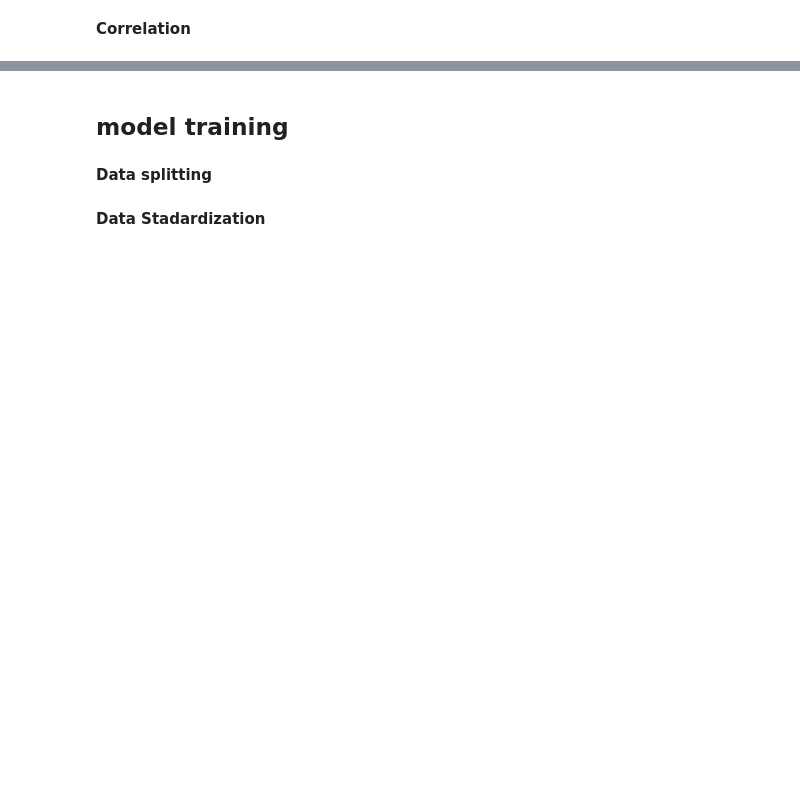
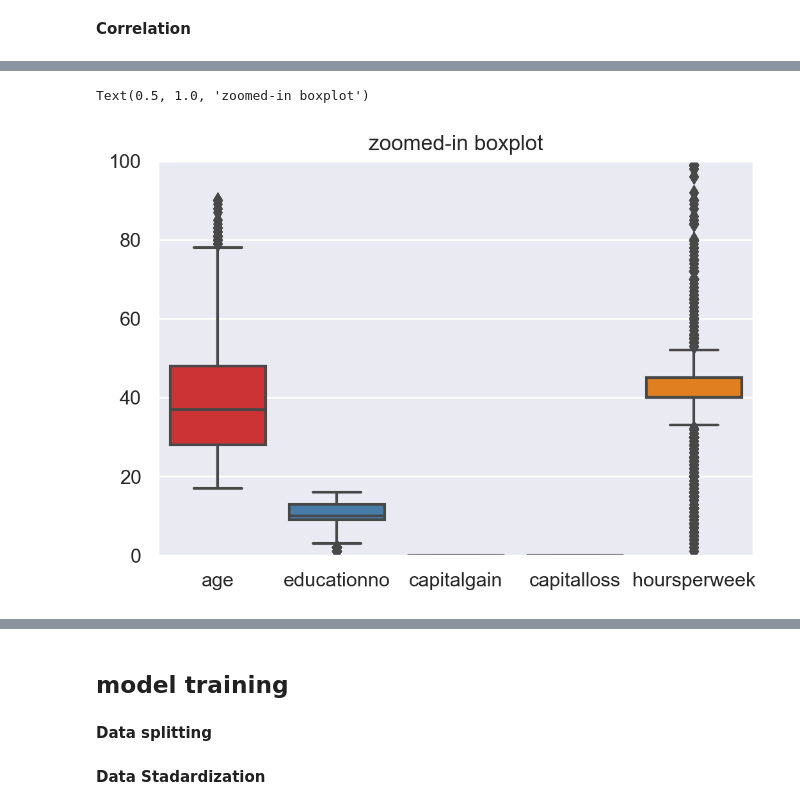
Before and after one commit to PariketPasari/DS_ASSIGNMENT, a Jupyter notebook: svm_salary.ipynb, the cells around one changed output, grey strips where cells are left out. Drawn from its saved outputs; the diff is of its cells as text; code cells hidden in the pictures; blank space fills up the shorter version.

```diff
--- a/svm_salary.ipynb
+++ b/svm_salary.ipynb
@@ -320,0 +463,7 @@ df.drop('capitalgain', inplace=True, axis = 1)
+# %%
+sns.boxplot(data = test)
+plt.ylim(0,100)
+plt.title('zoomed-in boxplot')
+# %% [output]
+Text(0.5, 1.0, 'zoomed-in boxplot')
+[figure, added]
```
Also changed, not shown: parts of 47 cells of this notebook, 3 other files.
